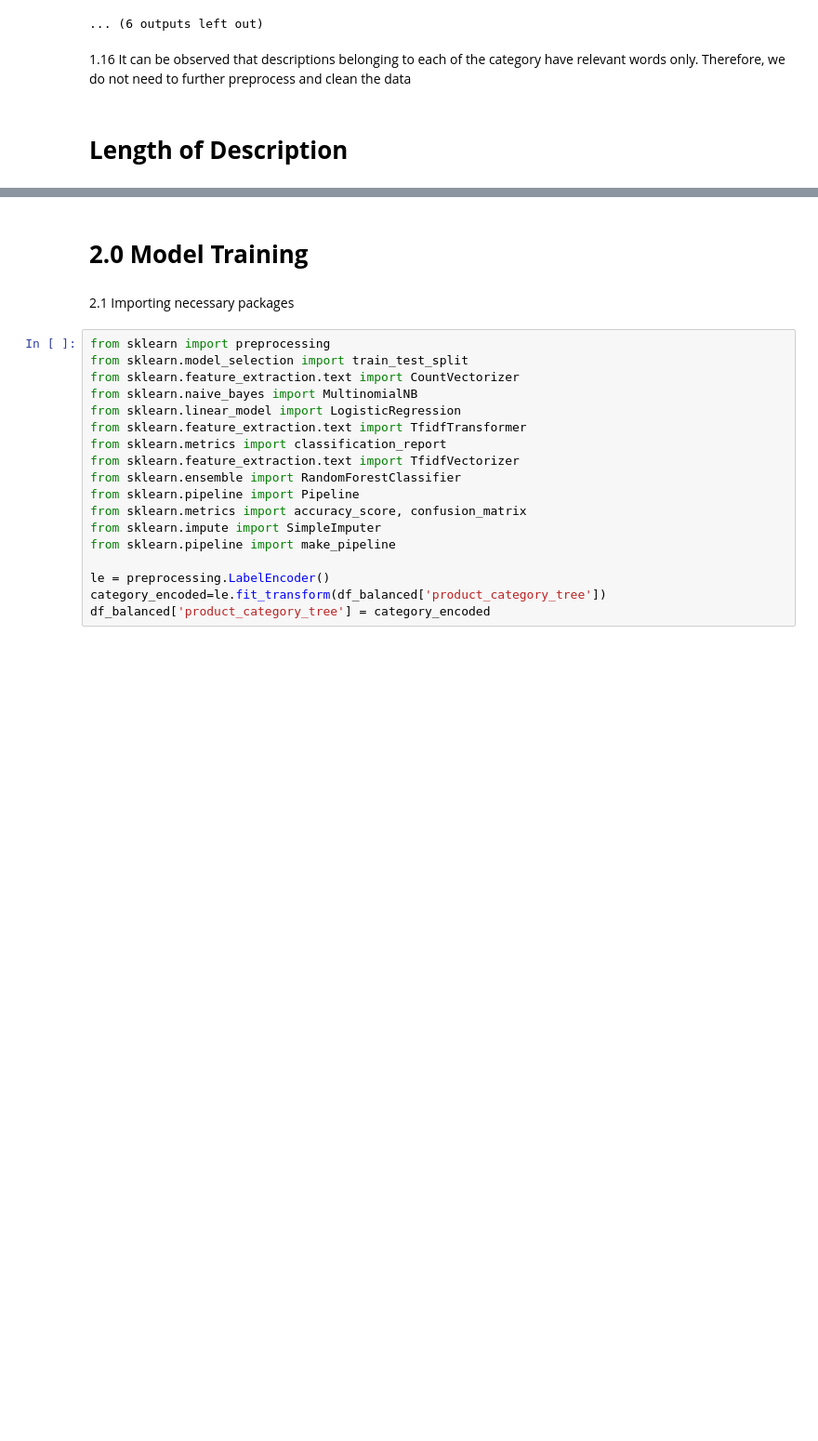
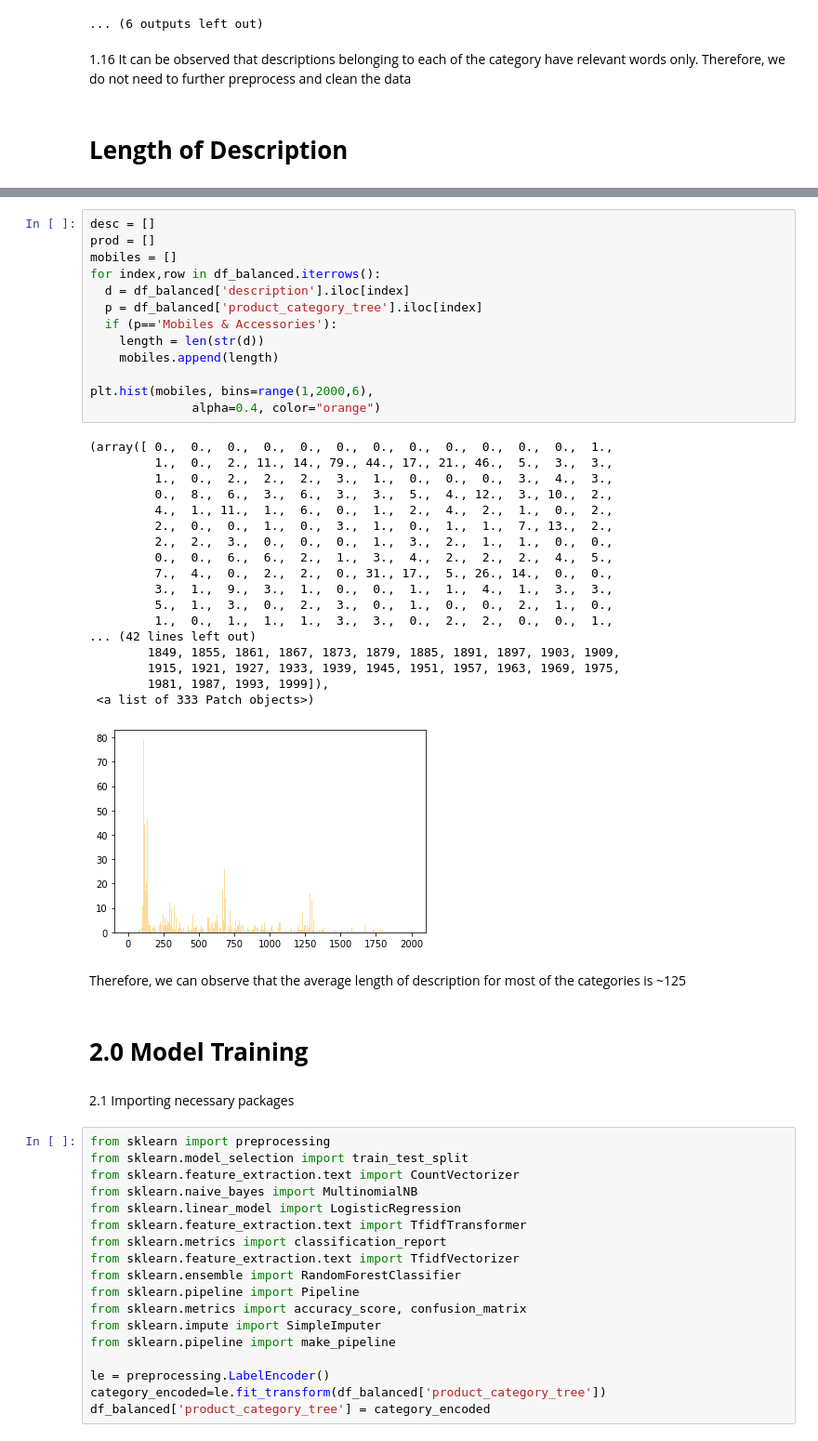
Before and after one commit to ankita1964/Flipkary_Product_Category_Prediction, a Jupyter notebook: MIDAS_TASK.ipynb, the cells around one changed output, grey strips where cells are left out. Shown at 93% size. Cells and saved outputs as stored; diff of their text form; blank space fills up the shorter version.

```diff
--- a/MIDAS_TASK.ipynb
+++ b/MIDAS_TASK.ipynb
@@ -502,3 +579,37 @@ ValueError: ignored
+# %%
+desc = []
+prod = []
+mobiles = []
+for index,row in df_balanced.iterrows():
+  d = df_balanced['description'].iloc[index]
+  p = df_balanced['product_category_tree'].iloc[index]
+  if (p=='Mobiles & Accessories'):
+    length = len(str(d))
+    mobiles.append(length)
+
+plt.hist(mobiles, bins=range(1,2000,6),
+              alpha=0.4, color="orange")
+# %% [output]
+(array([ 0.,  0.,  0.,  0.,  0.,  0.,  0.,  0.,  0.,  0.,  0.,  0.,  1.,
+         1.,  0.,  2., 11., 14., 79., 44., 17., 21., 46.,  5.,  3.,  3.,
+         1.,  0.,  2.,  2.,  2.,  3.,  1.,  0.,  0.,  0.,  3.,  4.,  3.,
+         0.,  8.,  6.,  3.,  6.,  3.,  3.,  5.,  4., 12.,  3., 10.,  2.,
+         4.,  1., 11.,  1.,  6.,  0.,  1.,  2.,  4.,  2.,  1.,  0.,  2.,
+         2.,  0.,  0.,  1.,  0.,  3.,  1.,  0.,  1.,  1.,  7., 13.,  2.,
+         2.,  2.,  3.,  0.,  0.,  0.,  1.,  3.,  2.,  1.,  1.,  0.,  0.,
+         0.,  0.,  6.,  6.,  2.,  1.,  3.,  4.,  2.,  2.,  2.,  4.,  5.,
+         7.,  4.,  0.,  2.,  2.,  0., 31., 17.,  5., 26., 14.,  0.,  0.,
+         3.,  1.,  9.,  3.,  1.,  0.,  0.,  1.,  1.,  4.,  1.,  3.,  3.,
+         5.,  1.,  3.,  0.,  2.,  3.,  0.,  1.,  0.,  0.,  2.,  1.,  0.,
+         1.,  0.,  1.,  1.,  1.,  3.,  3.,  0.,  2.,  2.,  0.,  0.,  1.,
+... (42 lines left out)
+        1849, 1855, 1861, 1867, 1873, 1879, 1885, 1891, 1897, 1903, 1909,
+        1915, 1921, 1927, 1933, 1939, 1945, 1951, 1957, 1963, 1969, 1975,
+        1981, 1987, 1993, 1999]),
+ <a list of 333 Patch objects>)
+[figure, added]
+# %% [markdown]
+Therefore, we can observe that the average length of description for most of the categories is ~125
 # %% [markdown]
 # **2.0 Model Training**
 # %% [markdown]
```
Also changed, not shown: parts of 10 cells of this notebook.
